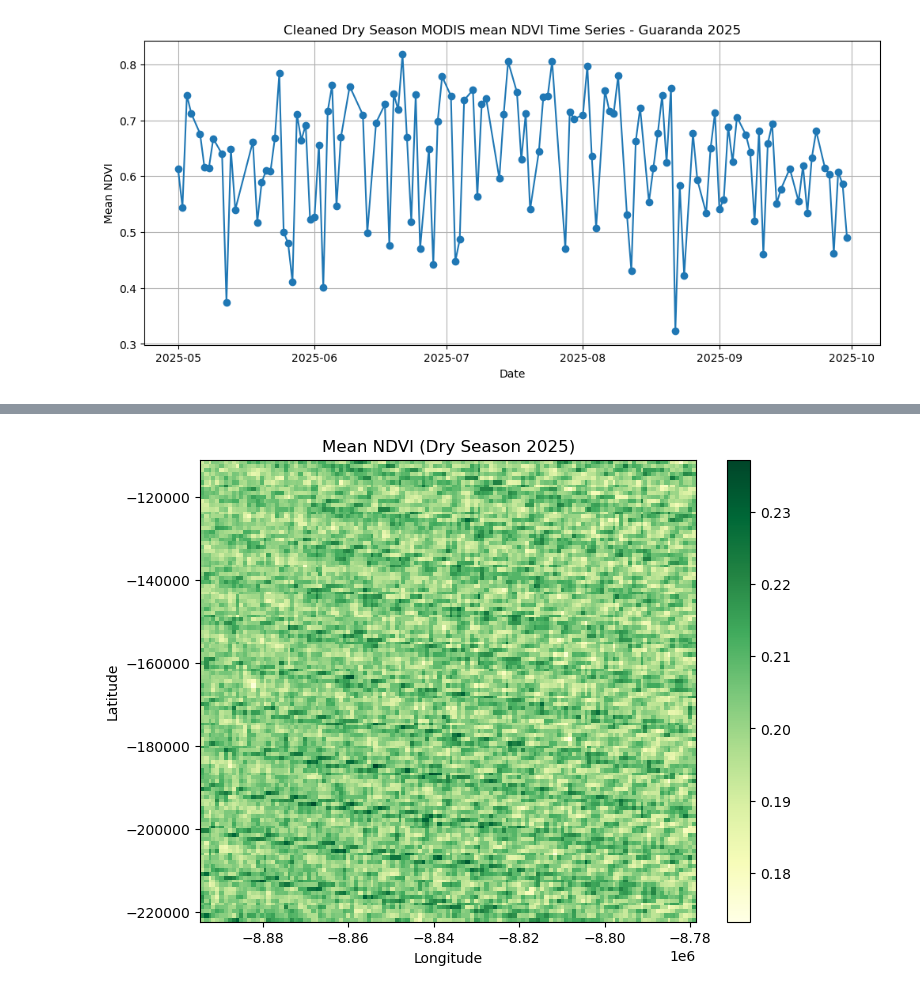
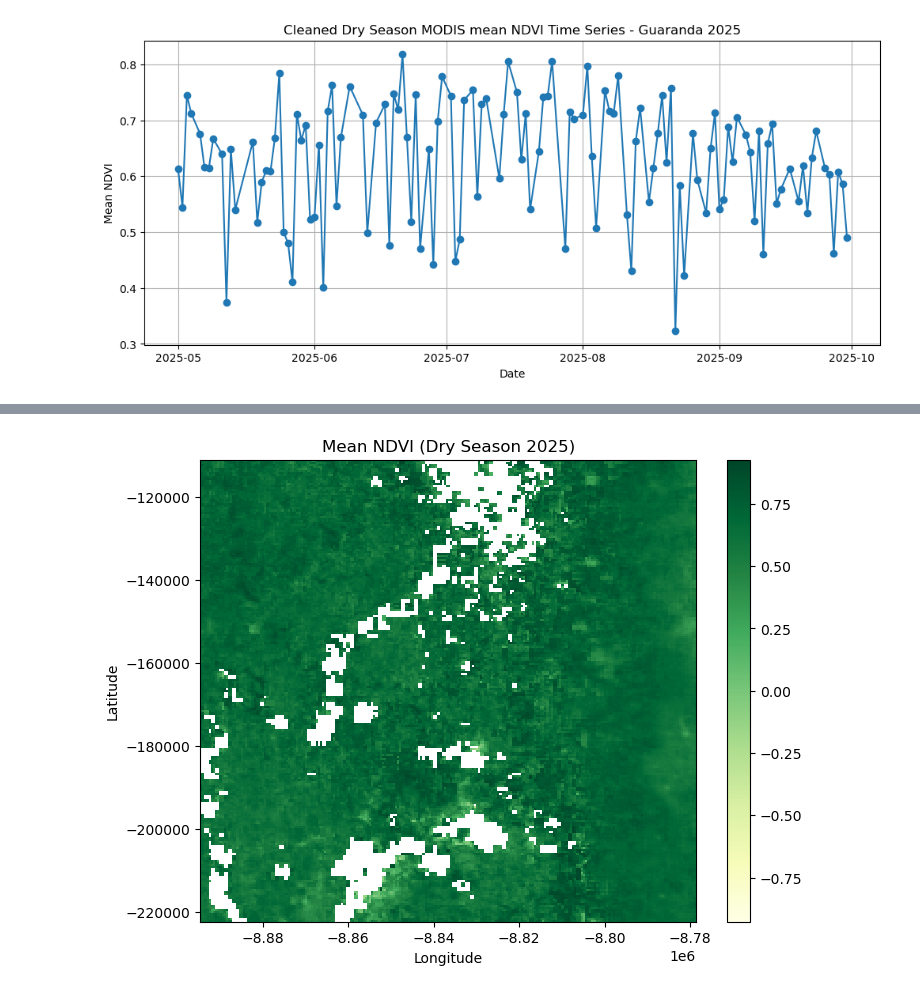
Before and after one commit to francescofustinoni/earthlab, a Jupyter notebook: GeospatialBasicAnalysis/DrySeasonMODISmeanNDVIGuaranda.ipynb, the cells around one changed output, grey strips where cells are left out. Saved outputs shown, nothing was run; the diff lists cells and outputs as text; code cells hidden in the pictures.

Commit message:
Pixel-wise trend map corrected

```diff
--- a/GeospatialBasicAnalysis/DrySeasonMODISmeanNDVIGuaranda.ipynb
+++ b/GeospatialBasicAnalysis/DrySeasonMODISmeanNDVIGuaranda.ipynb
@@ -232,7 +326,7 @@ Saved: NDVI_20250930.tif
 # %%
 # Merge NDVI GEOTiffs into a multi-band stack file
 
-tif_folder = r"C:\Users\Francesco\Python\earthlab\data\Ecuador\outputs"
+tif_folder = r"C:\Users\Francesco\Python\earthlab\data\Ecuador\NDVI"
 tif_list = sorted(glob.glob(os.path.join(tif_folder, 'NDVI_*.tif')))
 
 if len(tif_list) == 0:
@@ -241,15 +335,20 @@ if len(tif_list) == 0:
 # Create output file
 merged_tif = os.path.join(tif_folder, 'NDVI_stack.tif')
 
-# Open all files
-datasets = [gdal.Open(tif_path, gdal.GA_ReadOnly) for tif_path in tif_list]
-bands = [ds.GetRasterBand(1).ReadAsArray() for ds in datasets]
+# Read all files with nodata awareness
+bands = []
+for path in tif_list:
+    with rasterio.open(path) as src:
+        arr = src.read(1).astype(np.float32)
+        nodata = src.nodata if src.nodata is not None else -9999
+        arr = np.where(arr == nodata, nodata, arr) # Mask out nodata
+        bands.append(arr)
 
 # Stack all the NDVI bands
 ndvi_stack = np.stack(bands, axis=0)
 
 # Get the georeference info from the first image
-ref_ds = datasets[0]
+ref_ds = gdal.Open(tif_list[0], gdal.GA_ReadOnly)
 driver = gdal.GetDriverByName('GTiff')
 out_ds = driver.Create(merged_tif,
                        ref_ds.RasterXSize,
@@ -262,7 +361,9 @@ out_ds.SetProjection(ref_ds.GetProjection())
 # Write each NDVI image as a new band
 for i, ndvi_band in enumerate(ndvi_stack):
     out_band = out_ds.GetRasterBand(i+1)
-    out_band.WriteArray(ndvi_band)
+    # Replace NaN with -9999 for storage
+    ndvi_band_filled = np.where(np.isnan(ndvi_band), -9999, ndvi_band)
+    out_band.WriteArray(ndvi_band_filled)
     date = os.path.basename(tif_list[i].replace('NDVI', '').replace('.tif', ''))
     out_band.SetDescription(date)
     out_band.SetNoDataValue(-9999)
@@ -294,18 +395,23 @@ The NetCDF NDVI stack is saved at: C:\Users\Francesco\Python\earthlab\data\Ecuad
 # %%
 # Plot the NDVI time series for a pixel
 
-ndvi = rxr.open_rasterio(r"C:\Users\Francesco\Python\earthlab\data\Ecuador\outputs\NDVI_stack.tif")
-print(ndvi.values.min(), ndvi.values.max(), ndvi.dtype)
-ndvi = ndvi.astype(float)*0.1 # rescale correctly because during the export in GEE of MODIS images I didn't applied the scaling factor *0.0001
+ndvi = rxr.open_rasterio(merged_tif, masked=True).astype(float)
+ndvi = ndvi.where(ndvi != -9999)
+print(f"NDVI stack range: {np.nanmin(ndvi.values):.3f} to {np.nanmax(ndvi.values):.3f}")
+print(f"Bands: {ndvi.sizes['band']}, Dates: {len(dates)}")
+
+# Assign the time coordinate to the 'band' dimension (the xarray.DataArray ndvi has three dimensions (band: n° of images, y, x))
+ndvi = ndvi.assign_coords(time=('band', dates)).swap_dims({'band':'time'})
 
 # Coordinates to analyse
 lon, lat = -79.026681, -1.578568
 
-# Assign the time coordinate to the 'band' dimension (the xarray.DataArray ndvi has three dimensions (band: n° of images, y, x))
-ndvi = ndvi.assign_coords(time=('band', dates)).swap_dims({'band':'time'})
+pixel_ts = ndvi.sel(x=lon, y=lat, method='nearest')
+# Drop NaNs (in case of masked frames)
+pixel_ts = pixel_ts.where(np.isfinite(pixel_ts), drop=True)
 
-ndvi_wgs84 = ndvi.rio.reproject('EPSG:4326')
-pixel_ts = ndvi.sel(x=lon, y=lat, method='nearest')
+print('NDVI values', pixel_ts.values)
+print("Mean NDVI:", np.nanmean(pixel_ts.values))
 
 plt.figure(figsize=(10, 5))
 plt.plot(pixel_ts['time'], pixel_ts.values, marker='o')
@@ -331,15 +446,15 @@ plt.show()
 # %%
-#Compute mean NDVI map per pixel
-mean_ndvi = ndvi.mean(dim="time")
+# Compute mean NDVI map per pixel
+mean_ndvi = ndvi.mean(dim="time", skipna=True)
 
 plt.figure(figsize=(8, 6))
 mean_ndvi.plot(cmap="YlGn")
 plt.title("Mean NDVI (Dry Season 2025)")
 plt.xlabel("Longitude")
 plt.ylabel("Latitude")
 plt.show()
 # %% [output]
-[figure, old version]
+[figure, new version]
 # %%
 # PIXEL-WISE NDVI TREND SLOPE ANALYSIS
 
```
Also changed, not shown: parts of 9 cells of this notebook.
